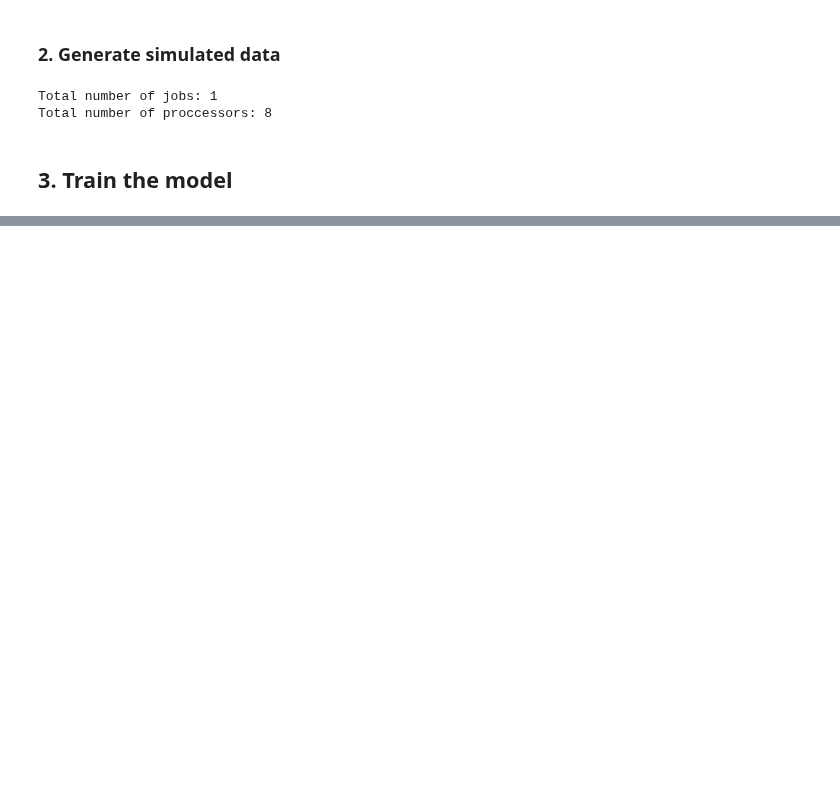
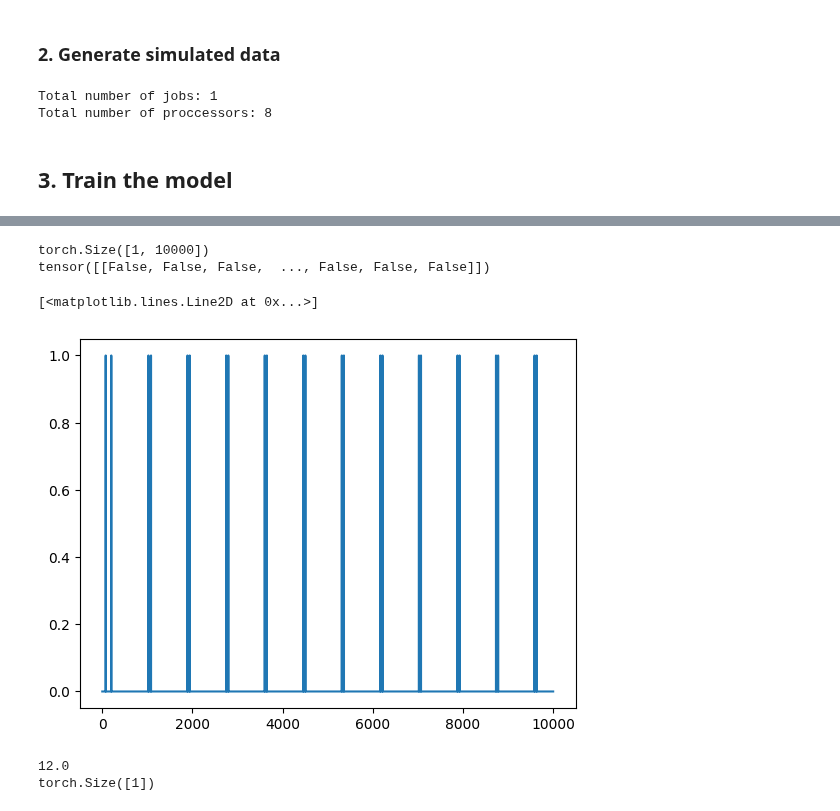
Before and after one commit to V-Marco/ACT, a Jupyter notebook: test_act.ipynb, the cells around one changed output, grey strips where cells are left out. Drawn from its saved outputs; the diff is of its cells as text; code cells hidden in the pictures; blank space fills up the shorter version.

```diff
--- a/test_act.ipynb
+++ b/test_act.ipynb
@@ -90,0 +223,27 @@ dataset = ...
+# %%
+# Get the number of threshold crossings
+spike_threshold = 0
+threshold_crossings = torch.diff(trace > spike_threshold, dim=1)
+print(threshold_crossings.shape)
+print(threshold_crossings)
+plt.plot(threshold_crossings[0].cpu().numpy())
+
+
+#print(num_spikes_simulated)
+#print(simulated_interspike_times)
+#print(first_n_spikes)
+#print(avg_spike_max)
+#print(avg_spike_min)
+# %% [output]
+torch.Size([1, 10000])
+tensor([[False, False, False,  ..., False, False, False]])
+[<matplotlib.lines.Line2D at 0x...>]
+[figure, added]
+# %%
+num_spikes = torch.round(torch.sum(threshold_crossings, dim=1) * 0.5)
+print(num_spikes[0].cpu().numpy())
+print(num_spikes.shape)
+#plt.plot(num_spikes.cpu().numpy())
+# %% [output]
+12.0
+torch.Size([1])
```
Also changed, not shown: parts of 7 cells of this notebook, 11 other files.
